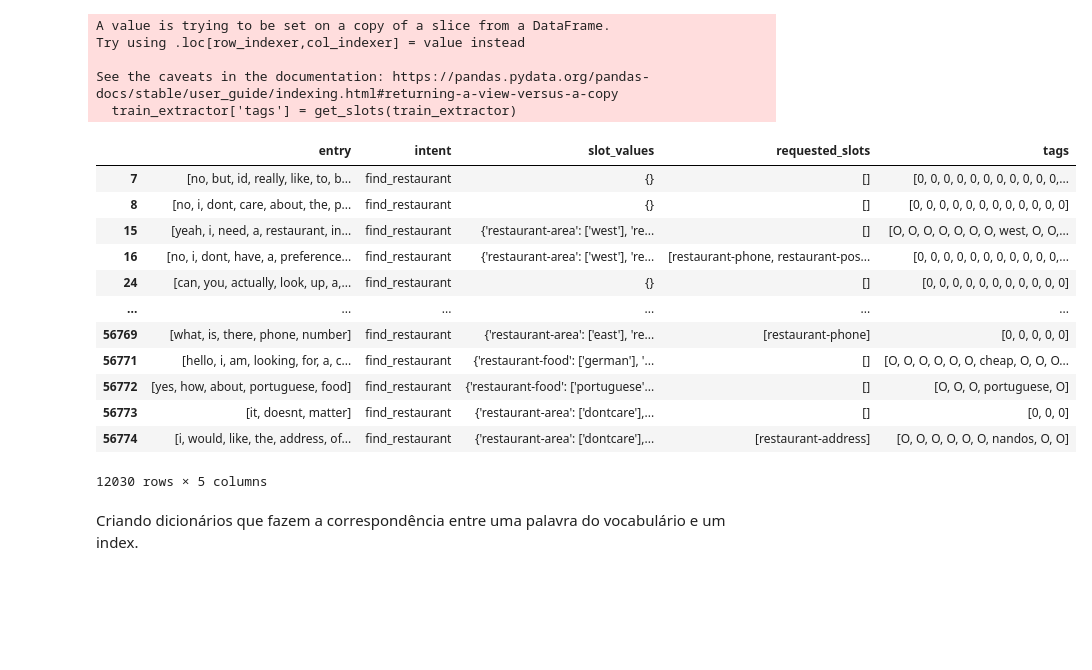
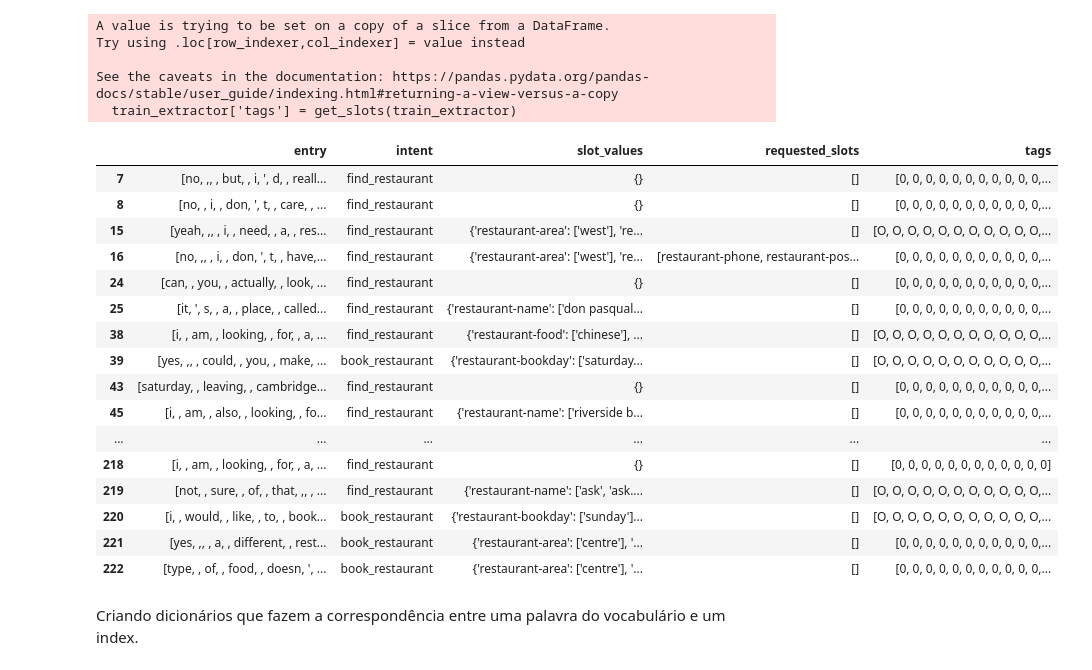
Before and after one commit to aaavalenca/PLN, a Jupyter notebook: Projeto_PLN.ipynb, the cells around one changed output. Saved outputs shown, nothing was run; the diff lists cells and outputs as text; code cells hidden in the pictures; blank space fills up the shorter version.

Commit message:
Criando as phrases

```diff
--- a/Projeto_PLN.ipynb
+++ b/Projeto_PLN.ipynb
@@ -420,3 +375,0 @@ Name: entry, dtype: object
-# %%
-train_extractor['entry'] = train_extractor['entry'].apply(lambda x : x.split())
-train_extractor['entry']
@@ -435,0 +376,18 @@ Name: entry, Length: 56776, dtype: object
+# %%
+import re
+def replace_sv(te):
+    tsv = []
+    for i, j in zip(te['entry'], te['slot_values']):
+        if j:
+            st = i
+            num = 0
+            for k in j:
+                pattern = r'(?<!\[)\b'+j[k][0]+'\\b(?![\w\s]*[\]])'
+                st = re.sub( pattern, "["+k+"]", st)
+            tsv.append(st)
+        else:
+            tsv.append('0')
+    return tsv
+
+train_extractor['phrase'] = replace_sv(train_extractor)
+train_extractor
@@ -435,0 +419,7 @@ Name: entry, Length: 56776, dtype: object
+# %%
+import re
+# separando em palavras, em pontuação e em espaços em branco
+train_extractor['entry'] = [re.findall("\w+|'!\"#$%&()*+,-./:;<=>?@[\\]^_`{|}~'|\s", i) for i in train_extractor['entry']]
+train_extractor
+# sem espaço e sem pontuação
+# train_extractor['entry'] = [re.findall(r'\w+|\S+', i) for i in train_extractor['entry']]
@@ -494,7 +498,7 @@ def get_slots(te):
       ap = 'O'
       for j in row['slot_values']:
         if w == row['slot_values'][j][0]:
-          ap = w
+          ap = j
       t.append(ap)
 
     if all(elem == 'O' for elem in t):
@@ -512,18 +516,22 @@ Try using .loc[row_indexer,col_indexer] = value instead
 See the caveats in the documentation: https://pandas.pydata.org/pandas-docs/stable/user_guide/indexing.html#returning-a-view-versus-a-copy
   train_extractor['tags'] = get_slots(train_extractor)
 # %%
-train_extractor
+train_extractor.head(50)
 # %% [output]
 |  | entry | intent | slot_values | requested_slots | tags |
-| 7 | [no, but, id, really, like, to, b... | find_restaurant | {} | [] | [0, 0, 0, 0, 0, 0, 0, 0, 0, 0, 0,... |
-| 8 | [no, i, dont, care, about, the, p... | find_restaurant | {} | [] | [0, 0, 0, 0, 0, 0, 0, 0, 0, 0, 0, 0] |
-| 15 | [yeah, i, need, a, restaurant, in... | find_restaurant | {'restaurant-area': ['west'], 're... | [] | [O, O, O, O, O, O, O, west, O, O,... |
-| 16 | [no, i, dont, have, a, preference... | find_restaurant | {'restaurant-area': ['west'], 're... | [restaurant-phone, restaurant-pos... | [0, 0, 0, 0, 0, 0, 0, 0, 0, 0, 0,... |
-| 24 | [can, you, actually, look, up, a,... | find_restaurant | {} | [] | [0, 0, 0, 0, 0, 0, 0, 0, 0, 0, 0] |
+| 7 | [no, ,, , but, , i, ', d, , reall... | find_restaurant | {} | [] | [0, 0, 0, 0, 0, 0, 0, 0, 0, 0, 0,... |
+| 8 | [no, , i, , don, ', t, , care, , ... | find_restaurant | {} | [] | [0, 0, 0, 0, 0, 0, 0, 0, 0, 0, 0,... |
+| 15 | [yeah, ,, , i, , need, , a, , res... | find_restaurant | {'restaurant-area': ['west'], 're... | [] | [O, O, O, O, O, O, O, O, O, O, O,... |
+| 16 | [no, ,, , i, , don, ', t, , have,... | find_restaurant | {'restaurant-area': ['west'], 're... | [restaurant-phone, restaurant-pos... | [0, 0, 0, 0, 0, 0, 0, 0, 0, 0, 0,... |
+| 24 | [can, , you, , actually, , look, ... | find_restaurant | {} | [] | [0, 0, 0, 0, 0, 0, 0, 0, 0, 0, 0,... |
+| 25 | [it, ', s, , a, , place, , called... | find_restaurant | {'restaurant-name': ['don pasqual... | [] | [0, 0, 0, 0, 0, 0, 0, 0, 0, 0, 0,... |
+| 38 | [i, , am, , looking, , for, , a, ... | find_restaurant | {'restaurant-food': ['chinese'], ... | [] | [O, O, O, O, O, O, O, O, O, O, O,... |
+| 39 | [yes, ,, , could, , you, , make, ... | book_restaurant | {'restaurant-bookday': ['saturday... | [] | [O, O, O, O, O, O, O, O, O, O, O,... |
+| 43 | [saturday, , leaving, , cambridge... | find_restaurant | {} | [] | [0, 0, 0, 0, 0, 0, 0, 0, 0, 0, 0,... |
+| 45 | [i, , am, , also, , looking, , fo... | find_restaurant | {'restaurant-name': ['riverside b... | [] | [0, 0, 0, 0, 0, 0, 0, 0, 0, 0, 0,... |
 | ... | ... | ... | ... | ... | ... |
-| 56769 | [what, is, there, phone, number] | find_restaurant | {'restaurant-area': ['east'], 're... | [restaurant-phone] | [0, 0, 0, 0, 0] |
-| 56771 | [hello, i, am, looking, for, a, c... | find_restaurant | {'restaurant-food': ['german'], '... | [] | [O, O, O, O, O, O, cheap, O, O, O... |
-| 56772 | [yes, how, about, portuguese, food] | find_restaurant | {'restaurant-food': ['portuguese'... | [] | [O, O, O, portuguese, O] |
-| 56773 | [it, doesnt, matter] | find_restaurant | {'restaurant-area': ['dontcare'],... | [] | [0, 0, 0] |
-| 56774 | [i, would, like, the, address, of... | find_restaurant | {'restaurant-area': ['dontcare'],... | [restaurant-address] | [O, O, O, O, O, O, nandos, O, O] |
+| 218 | [i, , am, , looking, , for, , a, ... | find_restaurant | {} | [] | [0, 0, 0, 0, 0, 0, 0, 0, 0, 0, 0, 0] |
+| 219 | [not, , sure, , of, , that, ,, , ... | find_restaurant | {'restaurant-name': ['ask', 'ask.... | [] | [O, O, O, O, O, O, O, O, O, O, O,... |
+| 220 | [i, , would, , like, , to, , book... | book_restaurant | {'restaurant-bookday': ['sunday']... | [] | [O, O, O, O, O, O, O, O, O, O, O,... |
+| 221 | [yes, ,, , a, , different, , rest... | book_restaurant | {'restaurant-area': ['centre'], '... | [] | [0, 0, 0, 0, 0, 0, 0, 0, 0, 0, 0,... |
+| 222 | [type, , of, , food, , doesn, ', ... | book_restaurant | {'restaurant-area': ['centre'], '... | [] | [0, 0, 0, 0, 0, 0, 0, 0, 0, 0, 0,... |
-12030 rows × 5 columns
```
Also changed, not shown: parts of 22 cells of this notebook.
